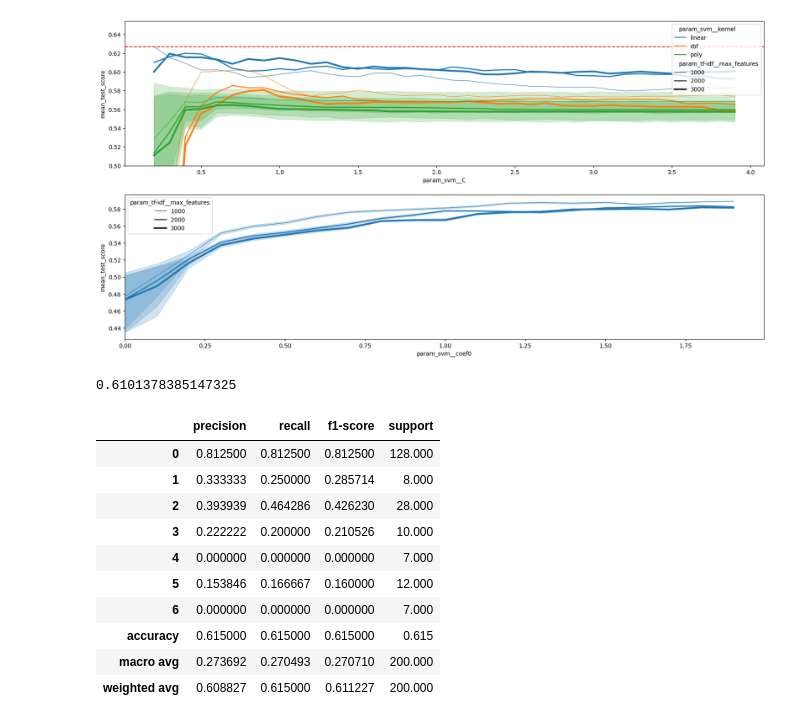
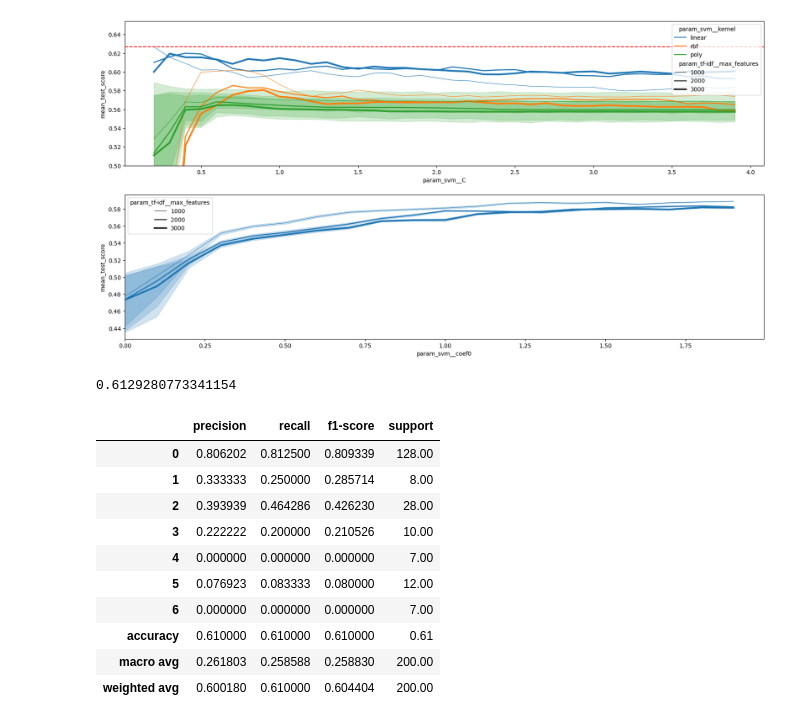
Before and after one commit to Hyuto/skripsi, a Jupyter notebook: notebook/Main Notebook.ipynb, the cells around one changed output. Saved outputs shown, nothing was run; the diff lists cells and outputs as text; code cells hidden in the pictures.

```diff
--- a/notebook/Main Notebook.ipynb
+++ b/notebook/Main Notebook.ipynb
@@ -64,9 +63,10 @@ def preprocessing(text):
     text = unicodedata.normalize("NFD", text).encode("ascii", "ignore").decode("ascii")
     text = remove_html(text)  # remove html tags
     text = remove_url(text)  # remove url
-    text = replace_word_elongation(text) # replace WE
+    # text = re.sub(r"(?<![\w@])@([\w@]+(?:[.!][\w@]+)*)", " ", text)
+    text = replace_word_elongation(text)  # replace WE
     text = replace_slang(text)  # replace slang words
-    text = text.translate(str.maketrans("", "", string.digits))  # remove numbers
+    text = text.translate(str.maketrans(string.digits, " " * len(string.digits)))  # remove numbers
     text = text.translate(
         str.maketrans(string.punctuation, " " * len(string.punctuation))
     )  # remove punctuation
@@ -74,6 +74,7 @@ def preprocessing(text):
     text = STEMMER.stem(text)
     return " ".join(text.split())
 
+
 data["cleaned"] = [preprocessing(x) for x in tqdm(data["content"].values)]
 # %%
 plt.figure(figsize=(5, 5))
@@ -153,45 +173,57 @@ plt.show()
 # %%
 pipe = Pipeline(
     [
-        ("tf-idf", TfidfVectorizer(max_features=2000)),
-        ("svm", SVC(C=0.2, kernel="linear", probability=True, class_weight="balanced", random_state=SEED)),
+        ("tf-idf", TfidfVectorizer(max_features=3000)),
+        (
+            "svm",
+            SVC(
+                C=0.9, kernel="linear", probability=True, class_weight="balanced", random_state=SEED
+            ),
+        ),
     ]
 )
 
-scores = cross_val_score(pipe, data["cleaned"].values, data["label"].values, scoring="f1_weighted", cv=cv)
+scores = cross_val_score(
+    pipe, data["cleaned"].values, data["label"].values, scoring="f1_weighted", cv=cv
+)
 scores.mean()
 # %% [output]
-0.6101378385147325
+0.6129280773341154
 # %%
 pipe = Pipeline(
     [
         ("tf-idf", TfidfVectorizer(max_features=3000)),
-        ("svm", SVC(C=0.9, kernel="linear", probability=True, class_weight="balanced", random_state=SEED)),
+        (
+            "svm",
+            SVC(
+                C=0.9, kernel="linear", probability=True, class_weight="balanced", random_state=SEED
+            ),
+        ),
     ]
 )
 
 x_train, x_test, y_train, y_test = train_test_split(
     data["cleaned"].values,
     data["label"].values,
     test_size=0.2,
     random_state=SEED,
     stratify=data["label"].values,
 )
 
 pipe.fit(x_train, y_train)
 pd.DataFrame(classification_report(y_test, pipe.predict(x_test), output_dict=True)).T
 # %% [output]
 |  | precision | recall | f1-score | support |
-| 0 | 0.812500 | 0.812500 | 0.812500 | 128.000 |
-| 1 | 0.333333 | 0.250000 | 0.285714 | 8.000 |
-| 2 | 0.393939 | 0.464286 | 0.426230 | 28.000 |
-| 3 | 0.222222 | 0.200000 | 0.210526 | 10.000 |
-| 4 | 0.000000 | 0.000000 | 0.000000 | 7.000 |
-| 5 | 0.153846 | 0.166667 | 0.160000 | 12.000 |
-| 6 | 0.000000 | 0.000000 | 0.000000 | 7.000 |
-| accuracy | 0.615000 | 0.615000 | 0.615000 | 0.615 |
-| macro avg | 0.273692 | 0.270493 | 0.270710 | 200.000 |
-| weighted avg | 0.608827 | 0.615000 | 0.611227 | 200.000 |
+| 0 | 0.806202 | 0.812500 | 0.809339 | 128.00 |
+| 1 | 0.333333 | 0.250000 | 0.285714 | 8.00 |
+| 2 | 0.393939 | 0.464286 | 0.426230 | 28.00 |
+| 3 | 0.222222 | 0.200000 | 0.210526 | 10.00 |
+| 4 | 0.000000 | 0.000000 | 0.000000 | 7.00 |
+| 5 | 0.076923 | 0.083333 | 0.080000 | 12.00 |
+| 6 | 0.000000 | 0.000000 | 0.000000 | 7.00 |
+| accuracy | 0.610000 | 0.610000 | 0.610000 | 0.61 |
+| macro avg | 0.261803 | 0.258588 | 0.258830 | 200.00 |
+| weighted avg | 0.600180 | 0.610000 | 0.604404 | 200.00 |
 # %%
 from onnx.checker import check_model
 from skl2onnx import convert_sklearn
```
Also changed, not shown: parts of 4 cells of this notebook, 3 other files.
